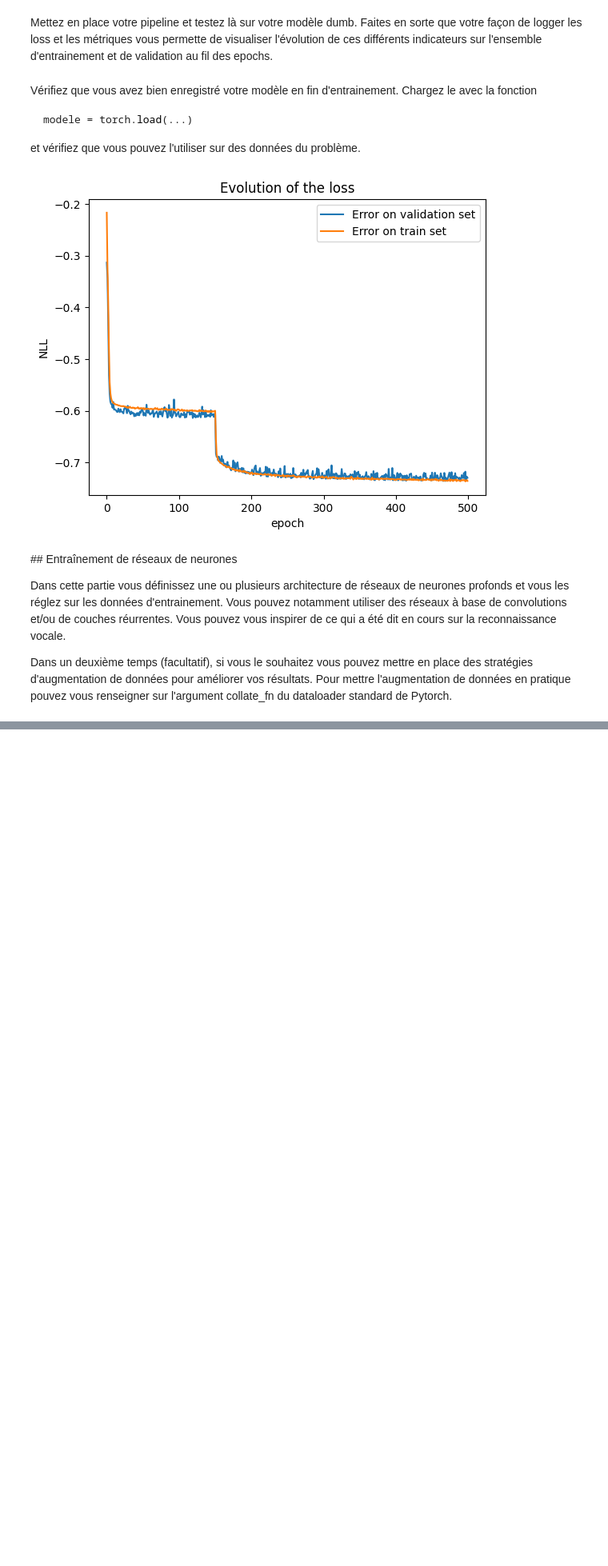
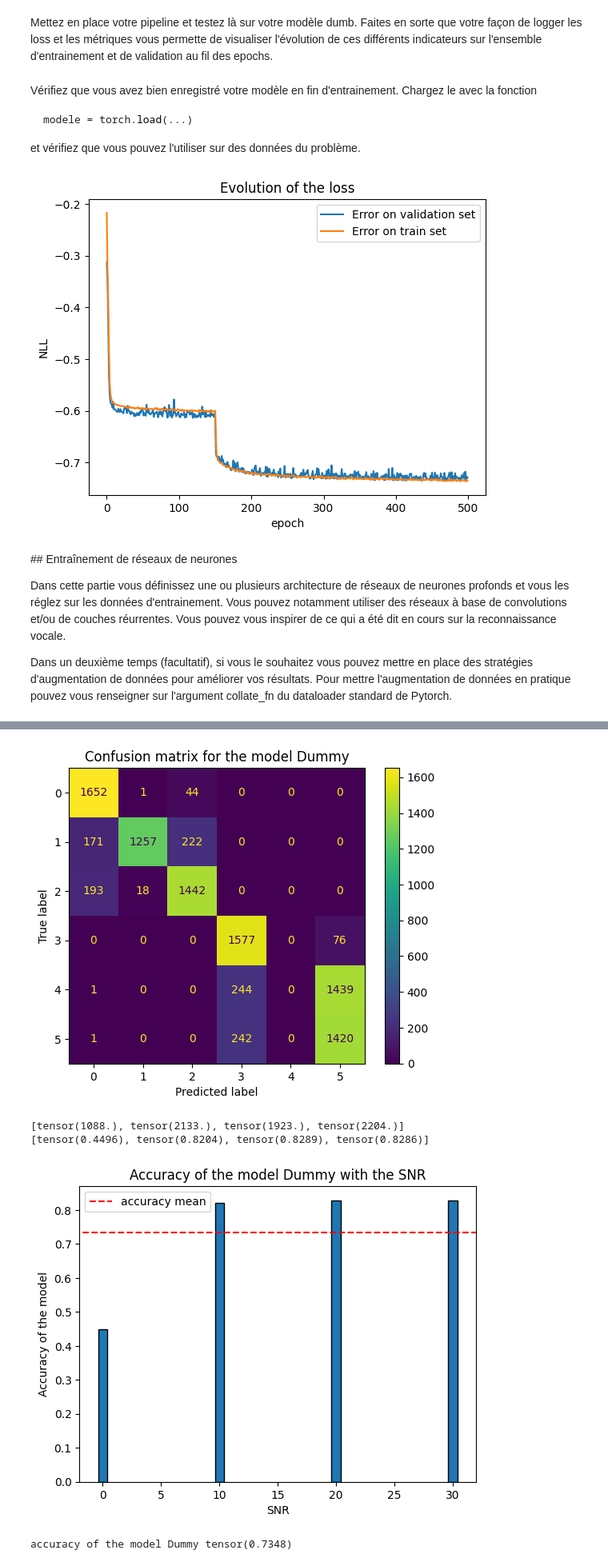
Before and after one commit to gregoirebechade/MVA_bis, a Jupyter notebook: signal_processing/TP3/dlts_tp3.ipynb, the cells around one changed output, grey strips where cells are left out. Shown at 80% size. Drawn from its saved outputs; the diff is of its cells as text; code cells hidden in the pictures; blank space fills up the shorter version.

````diff
--- a/signal_processing/TP3/dlts_tp3.ipynb
+++ b/signal_processing/TP3/dlts_tp3.ipynb
@@ -427,7 +427,7 @@ modele = torch.load(...)
 ```
 et vérifiez que vous pouvez l'utiliser sur des données du problème.
 # %%
-modele=torch.load(chemin_vers_sauvegarde_model)
+modele_dummy=torch.load(chemin_vers_sauvegarde_model)
 # %%
 loss_val_set=[]
 loss_train_set=[]
@@ -613,0 +697,8 @@ accuracy of the model Dummy tensor(0.7348)
+# %%
+evaluate_model(modele_dummy, 'Dummy')
+# %% [output]
+[figure, added]
+[tensor(1088.), tensor(2133.), tensor(1923.), tensor(2204.)]
+[tensor(0.4496), tensor(0.8204), tensor(0.8289), tensor(0.8286)]
+[figure, added]
+accuracy of the model Dummy tensor(0.7348)
````
Also changed, not shown: parts of 10 cells of this notebook, 3 other files.
